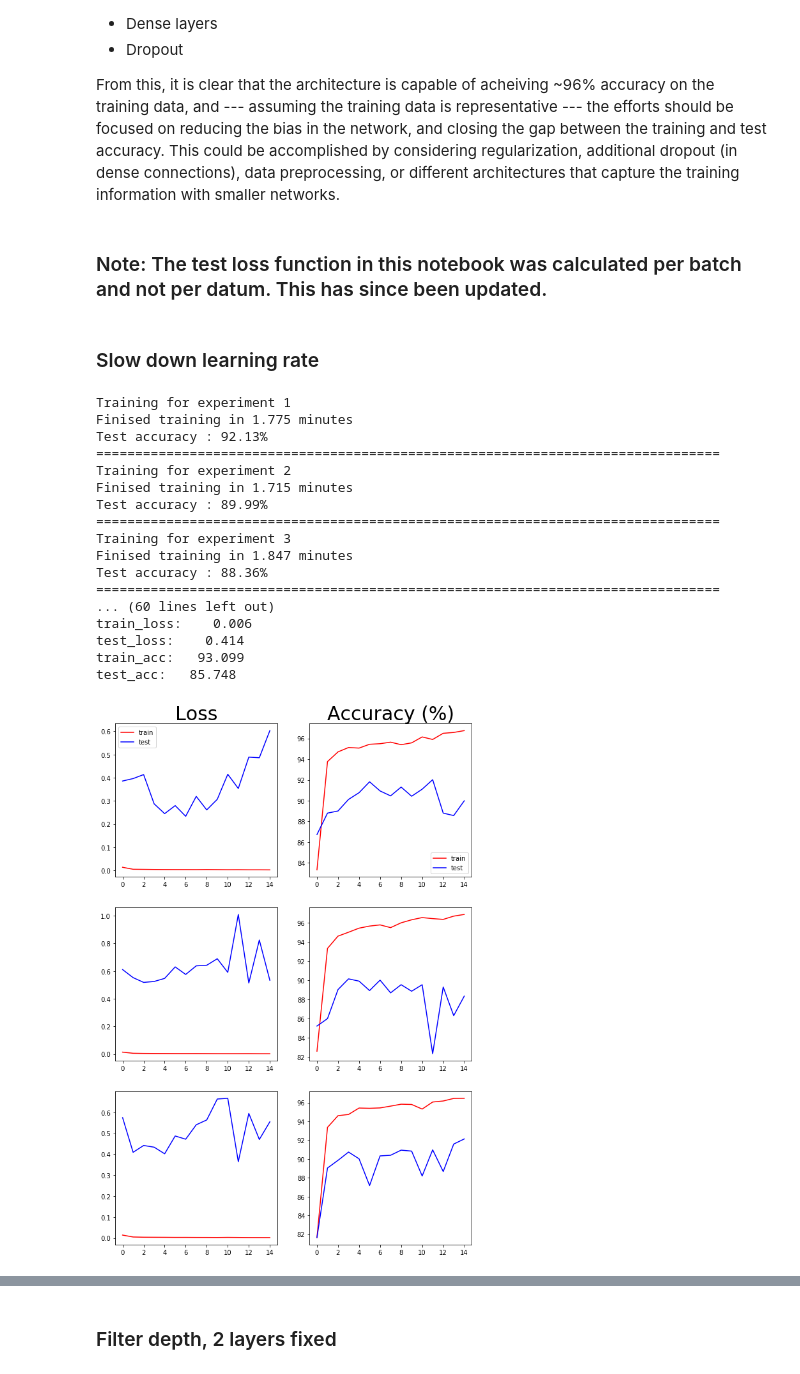
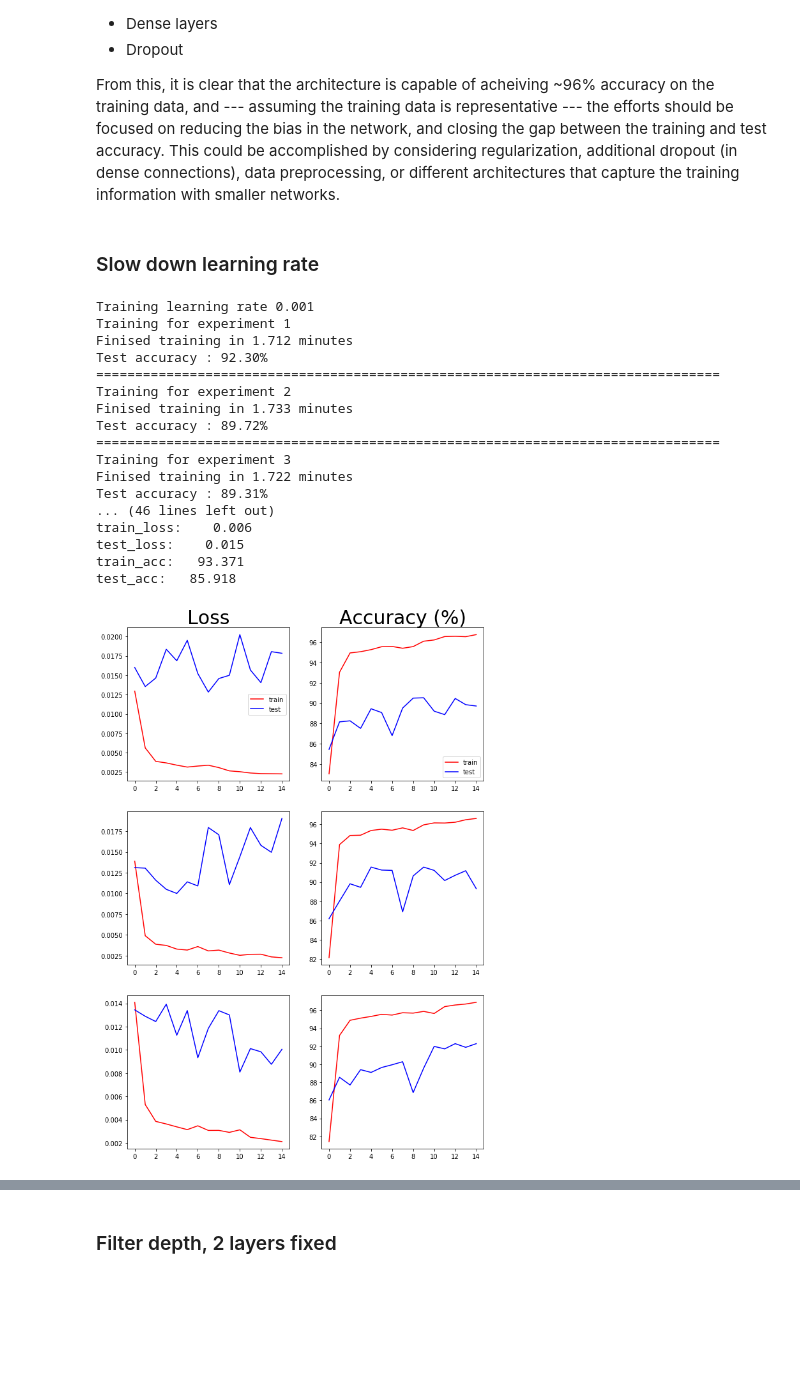
Before and after one commit to SLQW/HAR_eg, a Jupyter notebook: notebooks/coarse_optimization.ipynb, the cells around one changed output, grey strips where cells are left out. Drawn from its saved outputs; the diff is of its cells as text; code cells hidden in the pictures; blank space fills up the shorter version.

Commit message:
Rerun with correct loss functions

```diff
--- a/notebooks/coarse_optimization.ipynb
+++ b/notebooks/coarse_optimization.ipynb
@@ -13,8 +13,6 @@ However, some simple improvements can be made from exploring the architecture an
  - Dropout
 
 From this, it is clear that the architecture is capable of acheiving ~96% accuracy on the training data, and  --- assuming the training data is representative --- the efforts should be focused on reducing the bias in the network, and closing the gap between the training and test accuracy. This could be accomplished by considering regularization, additional dropout (in dense connections), data preprocessing, or different architectures that capture the training information with smaller networks.
-# %% [markdown]
-### Note: The test loss function in this notebook was calculated per batch and not per datum. This has since been updated.
 # %%
 import sys
 sys.path.append('../')
@@ -39,6 +37,7 @@ def plot_loss_acc(exp_dirs, outpath=None):
         axes[i,0].plot(np.arange(len(metrics['train_loss'])),metrics['test_loss'], 'b', label='test')
         axes[i,1].plot(np.arange(len(metrics['train_loss'])),metrics['train_acc'], 'r', label='train')
         axes[i,1].plot(np.arange(len(metrics['train_loss'])),metrics['test_acc'], 'b', label='test')
+        axes[i,1].set_ylim(70,100)
     axes[0,0].legend()
     axes[0,1].legend()
     if outpath: fig.savefig(outpath)
@@ -46,30 +45,30 @@ def plot_loss_acc(exp_dirs, outpath=None):
 # %% [markdown]
 ### Slow down learning rate
 # %%
-for i, lr in enumerate([10**x for x in [-3, -3.5, -4, -4.5]]):
+for i, lr in enumerate([10**x for x in [-3, -4, -4.5]]):
     print("Training learning rate {}".format(lr))
     _dir = '../tmp/tmp_lr{}'.format(i)
     if os.path.isdir(_dir): shutil.rmtree(_dir)
     avg_metrics = run_experiment(_dir, repeats=3, verbose=False, n_epochs=15, lr=lr)
     exp_dirs = [os.path.join(_dir,d) for d in os.listdir(_dir) if os.path.isdir(os.path.join(_dir,d))]
     fig = plot_loss_acc(exp_dirs, '../tmp/tmp_lr{}.png'.format(i))
     print()
 # %% [output]
+Training learning rate 0.001
 Training for experiment 1
-Finised training in 1.775 minutes
-Test accuracy : 92.13%
+Finised training in 1.712 minutes
+Test accuracy : 92.30%
 ================================================================================
 Training for experiment 2
-Finised training in 1.715 minutes
-Test accuracy : 89.99%
+Finised training in 1.733 minutes
+Test accuracy : 89.72%
 ================================================================================
 Training for experiment 3
-Finised training in 1.847 minutes
-Test accuracy : 88.36%
-================================================================================
-... (60 lines left out)
+Finised training in 1.722 minutes
+Test accuracy : 89.31%
+... (46 lines left out)
 train_loss:    0.006
-test_loss:    0.414
-train_acc:   93.099
-test_acc:   85.748
+test_loss:    0.015
+train_acc:   93.371
+test_acc:   85.918
-[figure, old version]
+[figure, new version]
```
Also changed, not shown: parts of 11 cells of this notebook.
